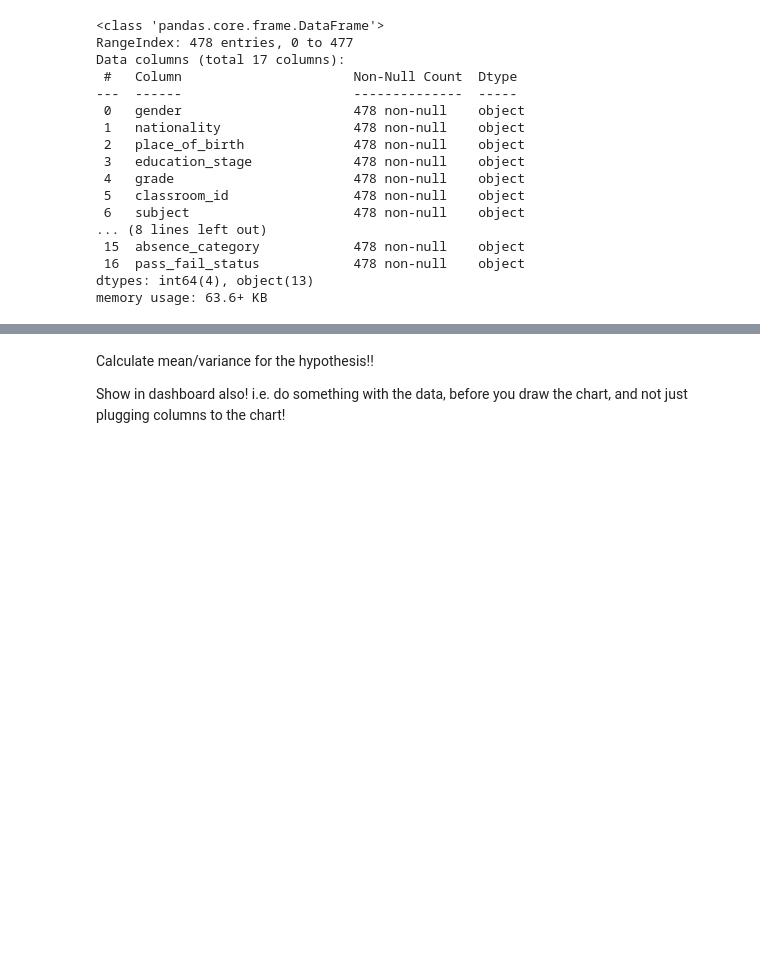
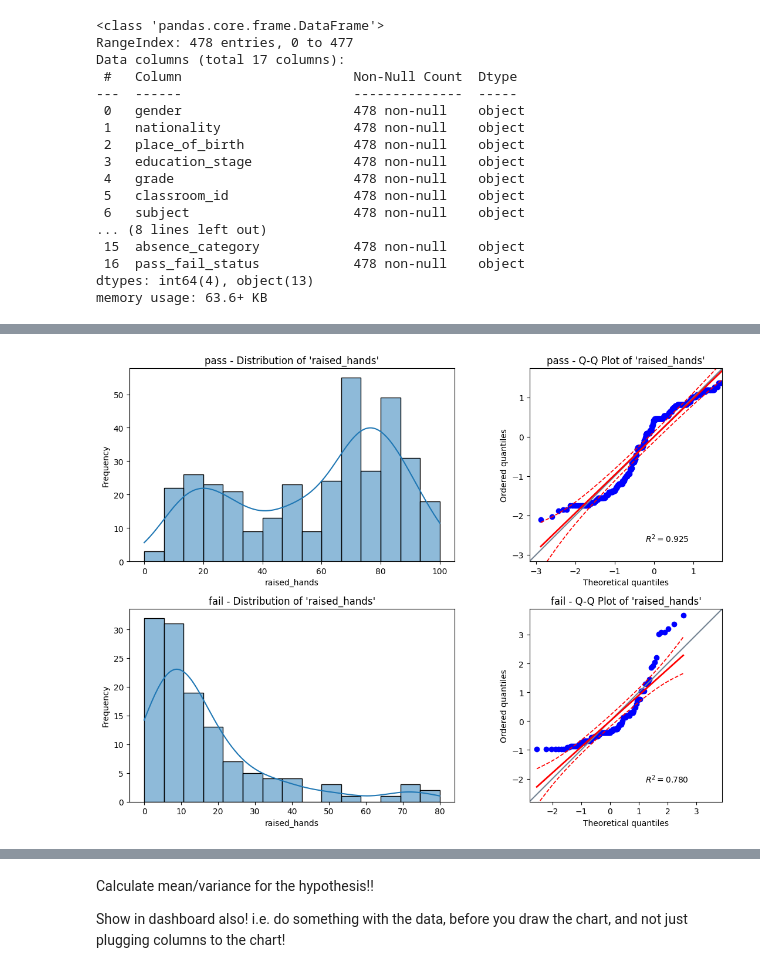
Before and after one commit to 8osco/academic_performance_analysis, a Jupyter notebook: jupyter_notebooks/3_hypothesis_testing.ipynb, the cells around one changed output, grey strips where cells are left out. Drawn from its saved outputs; the diff is of its cells as text; code cells hidden in the pictures; blank space fills up the shorter version.

```diff
--- a/jupyter_notebooks/3_hypothesis_testing.ipynb
+++ b/jupyter_notebooks/3_hypothesis_testing.ipynb
@@ -68,0 +80,25 @@ memory usage: 63.6+ KB
+# %%
+import pingouin as pg
+
+# Setup for plots
+plt.figure(figsize=(12, 12))  # set figure size
+
+for i, c in enumerate(['pass', 'fail']):   # iterate over 'pass' and 'fail' categories
+    data = df[df['pass_fail_status'] == c]['raised_hands'] # filter data for current category
+
+    # Histogram
+    plt.subplot(3, 2, 2*i+1) # create subplot for histogram
+    sns.histplot(data, kde=True, bins=15)  # include KDE for better visualization and set number of bins
+    plt.title(f"{c} - Distribution of 'raised_hands'") # set title
+    plt.xlabel("raised_hands") # set x-axis label
+    plt.ylabel("Frequency") # set y-axis label
+
+    # Q-Q Plot
+    plt.subplot(3, 2, 2*i+2) # create subplot for Q-Q plot
+    pg.qqplot(data, dist='norm')  # compare to normal distribution
+    plt.title(f"{c} - Q-Q Plot of 'raised_hands'") # set title
+
+plt.tight_layout() # adjust layout to prevent overlap
+plt.show()
+# %% [output]
+[figure, added]
```
Also changed, not shown: parts of 17 cells of this notebook, 1 other file.
